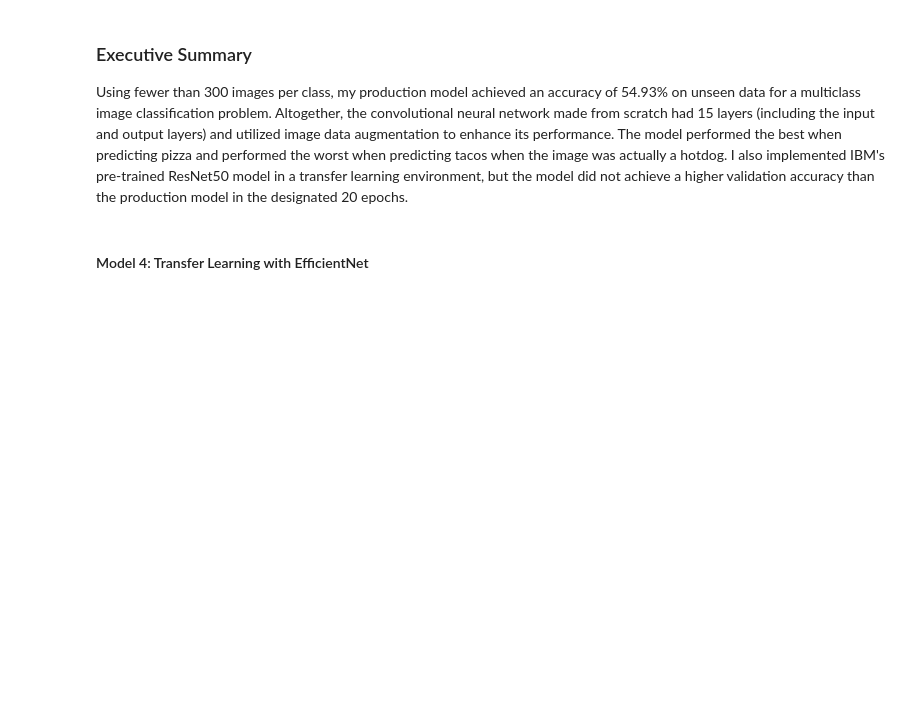
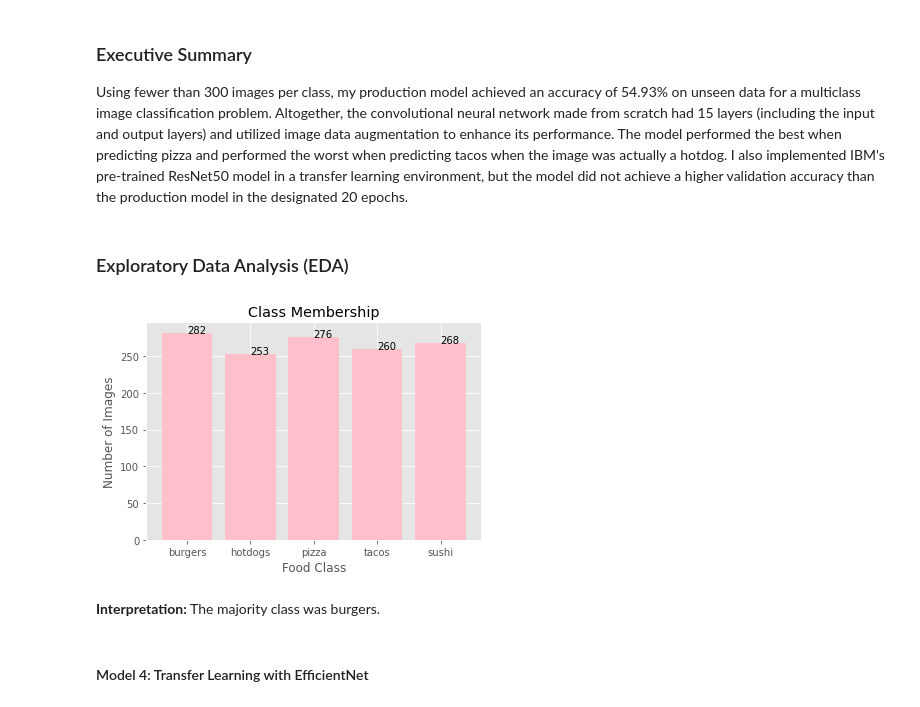
Before and after one commit to choiseun/food-image-classification-via-CNNs, a Jupyter notebook: code/03-preprocessing-modeling-data-visualization.ipynb, the cells around one changed output. Drawn from its saved outputs; the diff is of its cells as text; code cells hidden in the pictures; blank space fills up the shorter version.

```diff
--- a/code/03-preprocessing-modeling-data-visualization.ipynb
+++ b/code/03-preprocessing-modeling-data-visualization.ipynb
@@ -571,3 +572,5 @@ Model 2 is my choice for the production model. While recall and precision are im
 # %% [markdown]
 ### Executive Summary
 Using fewer than 300 images per class, my production model achieved an accuracy of 54.93% on unseen data for a multiclass image classification problem. Altogether, the convolutional neural network made from scratch had 15 layers (including the input and output layers) and utilized image data augmentation to enhance its performance. The model performed the best when predicting pizza and performed the worst when predicting tacos when the image was actually a hotdog. I also implemented IBM's pre-trained ResNet50 model in a transfer learning environment, but the model did not achieve a higher validation accuracy than the production model in the designated 20 epochs.
+# %% [markdown]
+### Exploratory Data Analysis (EDA)
@@ -574,2 +579,24 @@ Using fewer than 300 images per class, my production model achieved an accuracy
+# %%
+# x-axis
+food_classes = ['burgers', 'hotdogs', 'pizza', 'tacos', 'sushi']
+
+# y-axis
+number_of_images = [282, 253, 276, 260, 268]
+
+# Barplot of class membership
+plt.title('Class Membership')
+plt.xlabel('Food Class')
+plt.ylabel('Number of Images')
+plt.bar(food_classes, number_of_images, color='pink')
+
+# Referenced: https://www.geeksforgeeks.org/how-to-display-the-value-of-each-bar-in-a-bar-chart-using-matplotlib/
+# Label values
+for index, value in enumerate(number_of_images):
+    plt.text(index, value, str(value))
+plt.show();
+# %% [output]
+[figure, added]
+# %% [markdown]
+**Interpretation:** The majority class was burgers.
 # %% [markdown]
 #### Model 4: Transfer Learning with EfficientNet
```
Also changed, not shown: parts of 15 cells of this notebook, 1 other file.
